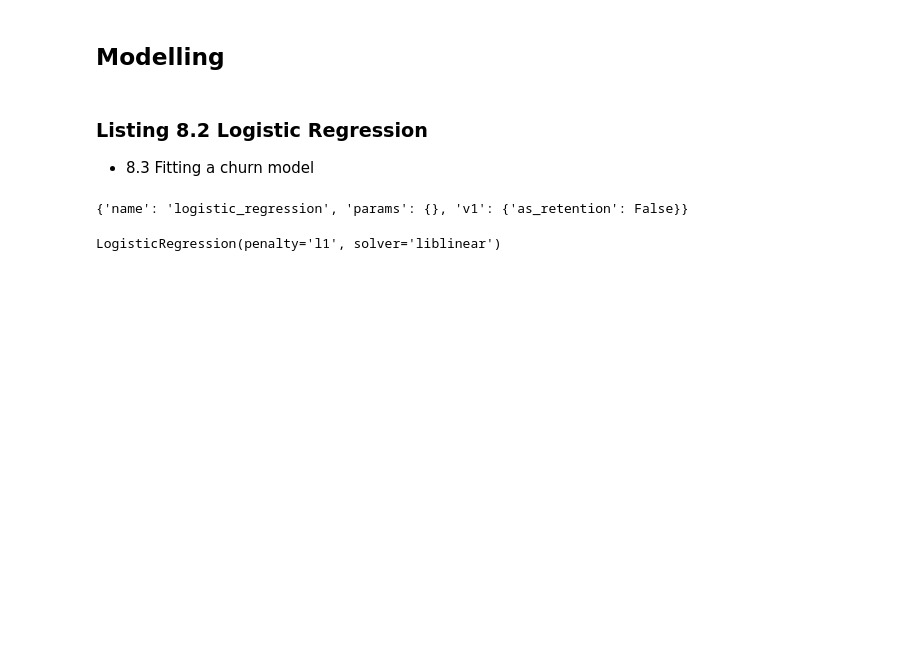
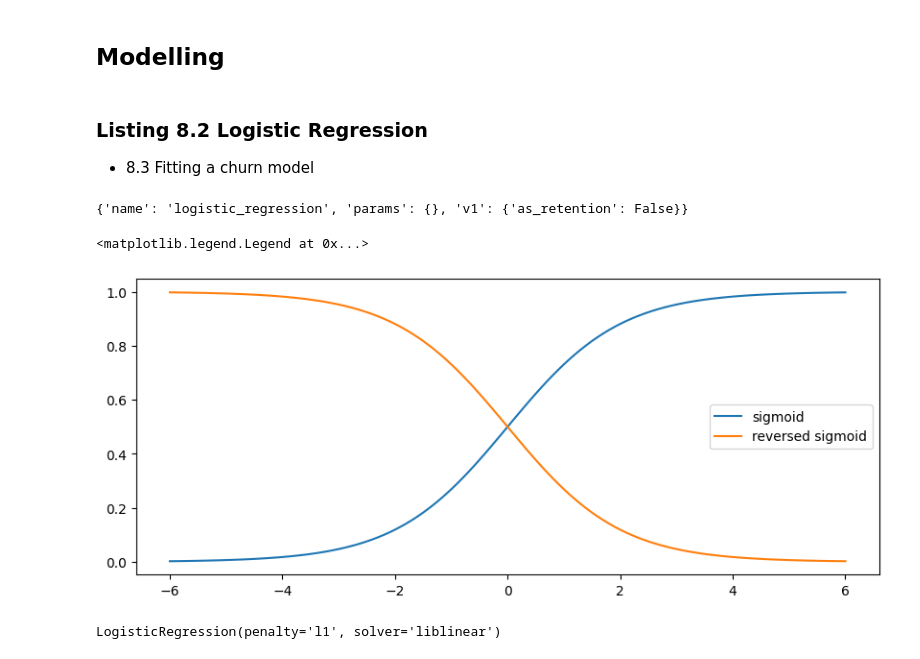
Before and after one commit to davilayang/fight-churn, a Jupyter notebook: notebooks/08-prediction.ipynb, the cells around one changed output. Drawn from its saved outputs; the diff is of its cells as text; code cells hidden in the pictures; blank space fills up the shorter version.

```diff
--- a/notebooks/08-prediction.ipynb
+++ b/notebooks/08-prediction.ipynb
@@ -611,4 +592,25 @@ def prepare_data(grouped_data: pd.DataFrame, as_retention: bool=True) -> Tuple[p
     X = grouped_data.drop(['is_churn'],axis=1)
 
     return X, y
+# %%
+import matplotlib.pyplot as plt
+
+def sigmoid(x: npt.NDArray, rev: bool = False) -> npt.NDArray:
+    """S (Sigmoid) curve function, with optional rev argument"""
+
+    logistic =  1.0 / (1.0 + np.exp(-x))
+    if rev:
+        return 1 - logistic
+
+    return logistic
+
+x = np.arange(-6, 6.1, 0.1)
+y = sigmoid(x); rev_y = sigmoid(x, rev=True)
+
+plt.subplots(figsize=(10, 4))
+plt.plot(x, y, label="sigmoid"); plt.plot(x, rev_y, label="reversed sigmoid")
+plt.legend()
+# %% [output]
+<matplotlib.legend.Legend at 0x...>
+[figure, added]
 # %%
```
Also changed, not shown: parts of 10 cells of this notebook.
